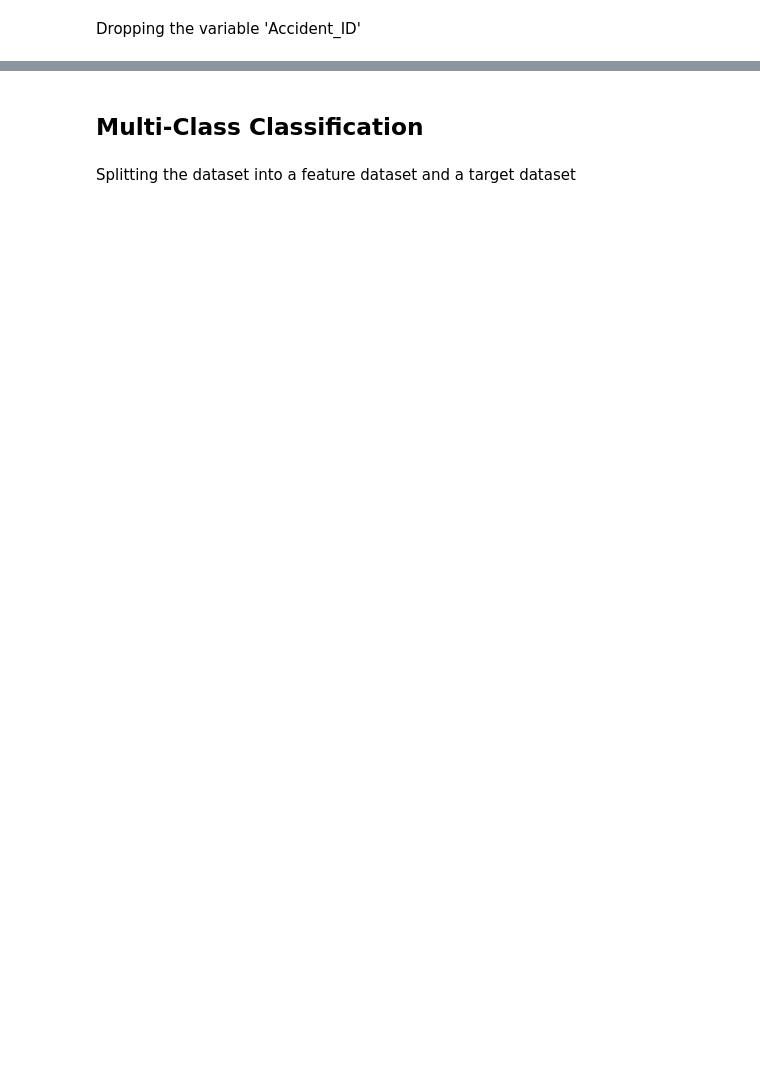
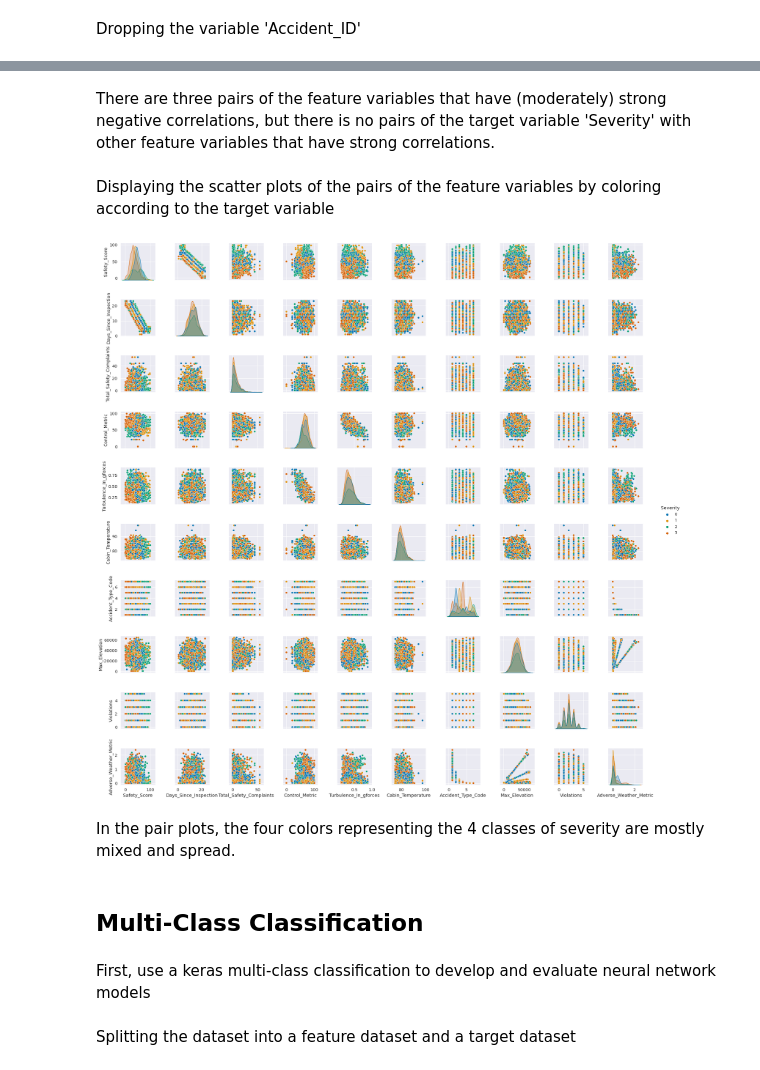
Before and after one commit to dspark0419/DATA-201, a Jupyter notebook: Project_2.ipynb, the cells around one changed output, grey strips where cells are left out. Saved outputs shown, nothing was run; the diff lists cells and outputs as text; code cells hidden in the pictures; blank space fills up the shorter version.

```diff
--- a/Project_2.ipynb
+++ b/Project_2.ipynb
@@ -168,5 +182,18 @@ plt.show()
+# %% [markdown]
+There are three pairs of the feature variables that have (moderately) strong negative correlations, but there is no pairs of the target variable 'Severity' with other feature variables that have strong correlations.
+# %% [markdown]
+Displaying the scatter plots of the pairs of the feature variables by coloring according to the target variable
+# %%
+sns.pairplot(data=accident, hue='Severity', palette='colorblind')
+plt.show()
+# %% [output]
+[figure, added]
+# %% [markdown]
+In the pair plots, the four colors representing the 4 classes of severity are mostly mixed and spread.
 # %% [markdown]
 ## **Multi-Class Classification**
+# %% [markdown]
+First, use a keras multi-class classification to develop and evaluate neural network models
 # %%
 from keras.models import Sequential
 from keras.layers import Dense, BatchNormalization
```
Also changed, not shown: parts of 50 cells of this notebook.
